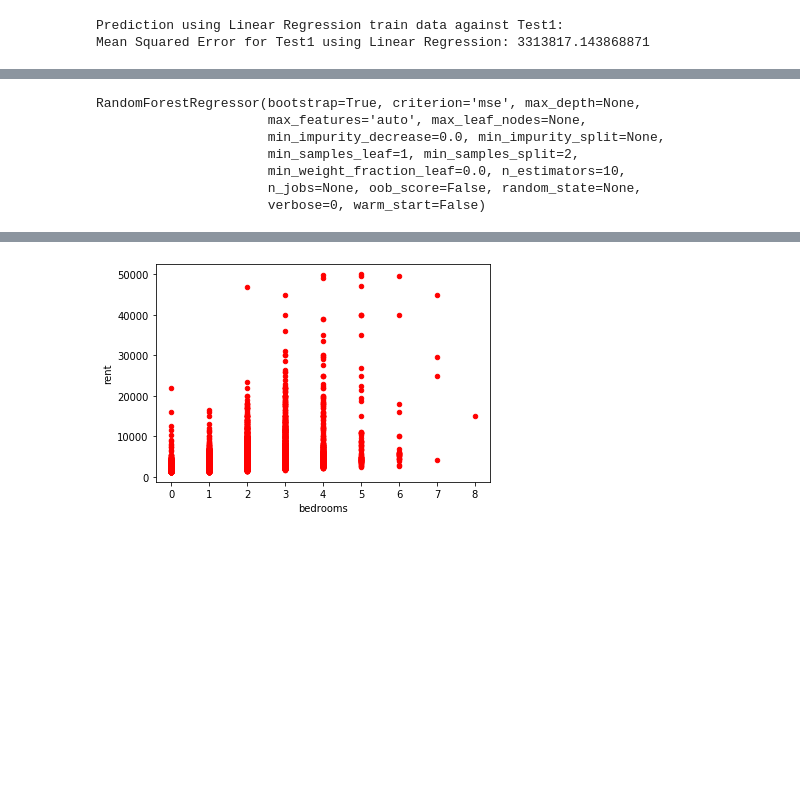
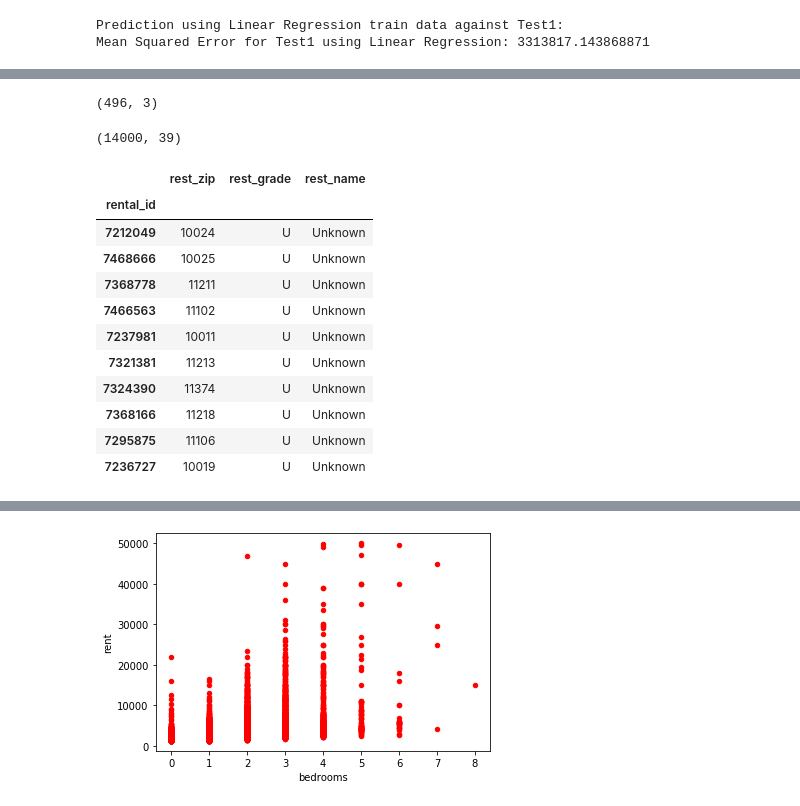
Before and after one commit to hislam000/CSC-599.70-Course-Project, a Jupyter notebook: Final_Project.ipynb, the cells around one changed output, grey strips where cells are left out. Saved outputs shown, nothing was run; the diff lists cells and outputs as text; code cells hidden in the pictures; blank space fills up the shorter version.

```diff
--- a/Final_Project.ipynb
+++ b/Final_Project.ipynb
@@ -86,19 +89,42 @@ Mean Squared Error for Test1 using Random Forest Regressor: 1910126.5956812615
 # %%
 #joining training data and test1 data to incredase total training data
 master_df = train_df.append(test_df, sort=False)
-
-master_features = master_df[feature_cols].fillna(master_df[feature_cols].median(), axis=0)
-master_target = master_df['rent']
-#linear regression
-#lreg.fit(master_features, master_target)
-
-#Random Forest Regressor
-rf.fit(master_features, master_target)
-# %% [output]
-RandomForestRegressor(bootstrap=True, criterion='mse', max_depth=None,
-                      max_features='auto', max_leaf_nodes=None,
-                      min_impurity_decrease=0.0, min_impurity_split=None,
-                      min_samples_leaf=1, min_samples_split=2,
-                      min_weight_fraction_leaf=0.0, n_estimators=10,
-                      n_jobs=None, oob_score=False, random_state=None,
-                      verbose=0, warm_start=False)
+# %%
+#setting external data
+cols=['dba','zipcode','grade']
+trnexdf=exdf[cols].dropna()
+print(trnexdf.shape)
+# %% [output]
+(496, 3)
+# %%
+#trnexdf=trnexdf[trnexdf.grade == 'A']
+#trnexdf.sort_values(by=['zipcode'])
+#trnexdf.zipcode.unique()
+#trnexdf.drop_duplicates(subset ="zipcode",keep = False, inplace = True)
+print(master_df.shape)
+# %% [output]
+(14000, 39)
+# %%
+#preparing dataset to join to training data
+tempfeat=['addr_zip','description','has_dishwasher']
+tempdf=master_df[tempfeat]
+tempdf=tempdf.rename(columns={"addr_zip": "rest_zip", "description": "rest_grade", "has_dishwasher": "rest_name"}, errors="raise")
+
+#filling values
+for i in range(14000):
+         tempdf.iloc[i,1]='U'
+         tempdf.iloc[i,2]='Unknown'
+tempdf.sample(5)
+# %% [output]
+|  | rest_zip | rest_grade | rest_name |
+| rental_id |  |  |  |
+| 7212049 | 10024 | U | Unknown |
+| 7468666 | 10025 | U | Unknown |
+| 7368778 | 11211 | U | Unknown |
+| 7466563 | 11102 | U | Unknown |
+| 7237981 | 10011 | U | Unknown |
+| 7321381 | 11213 | U | Unknown |
+| 7324390 | 11374 | U | Unknown |
+| 7368166 | 11218 | U | Unknown |
+| 7295875 | 11106 | U | Unknown |
+| 7236727 | 10019 | U | Unknown |
```
Also changed, not shown: parts of 19 cells of this notebook.
